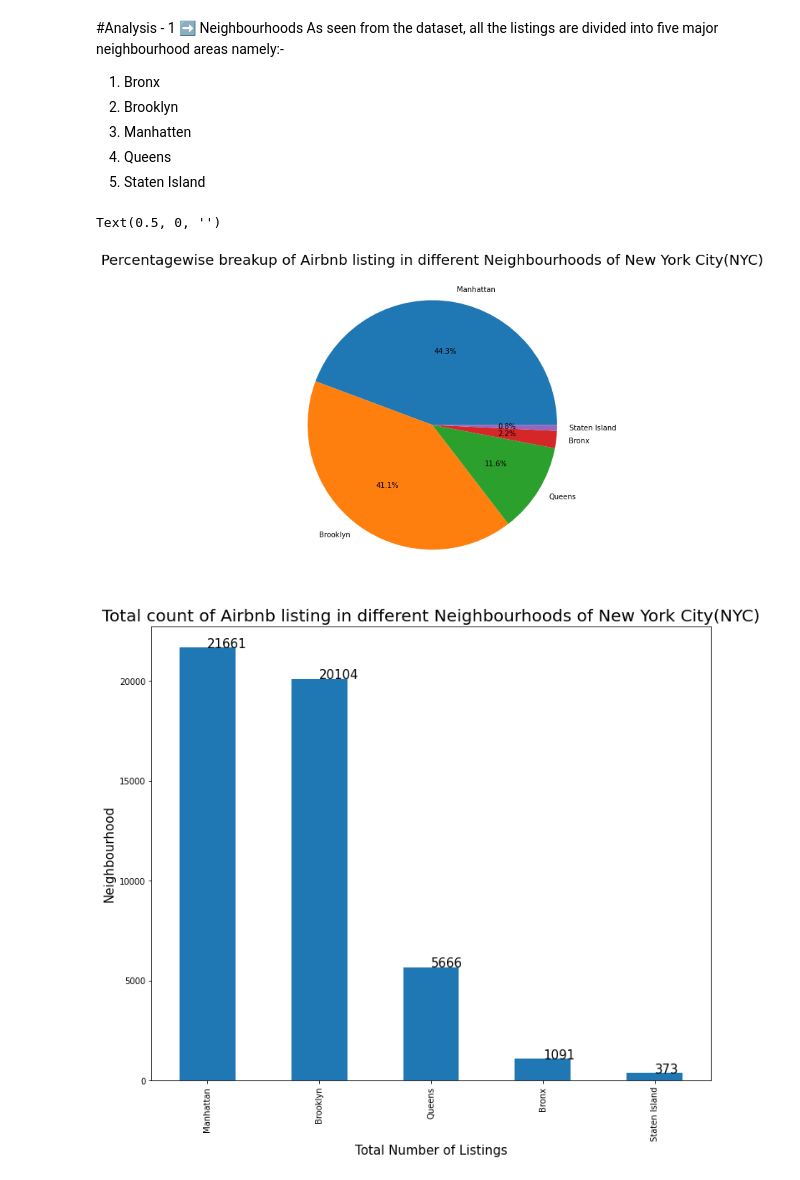
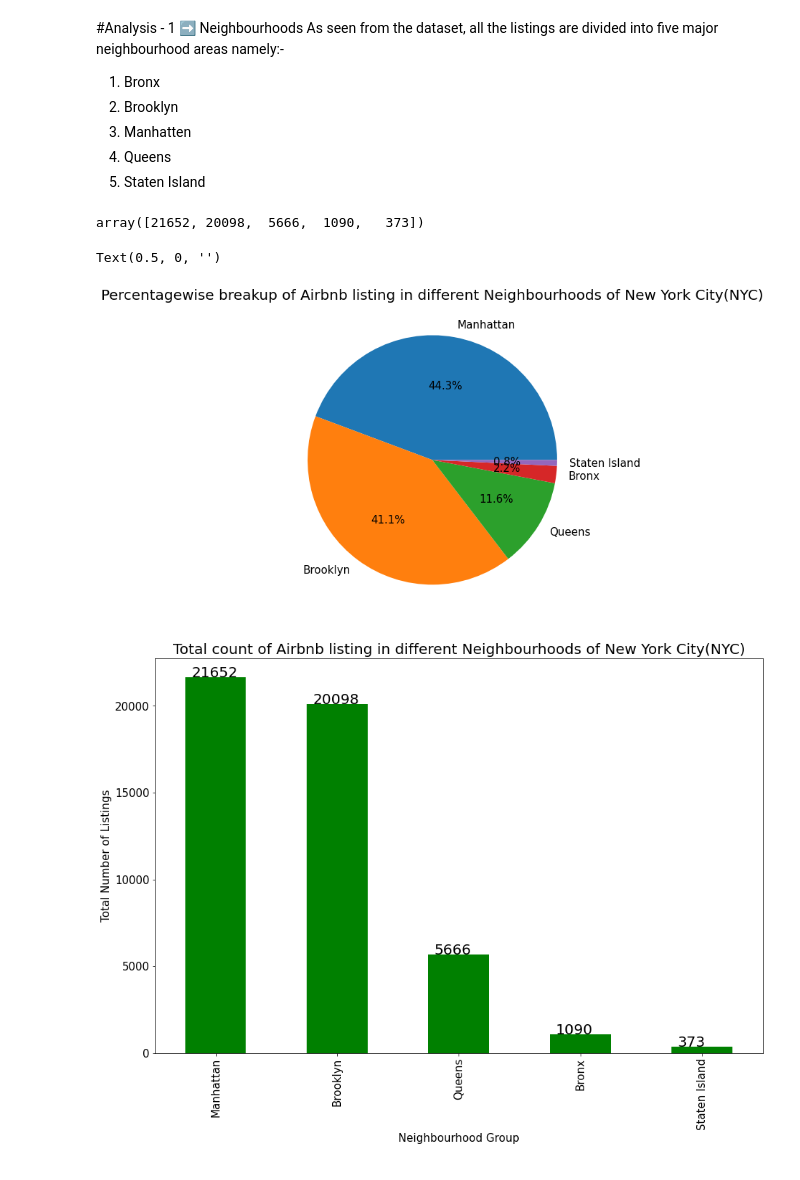
Before and after one commit to shubhamjangid510/EDA-Capstone-Airbnb-Analysis, a Jupyter notebook: Airbnb_Bookings_Analysis_Capstone_Project.ipynb, the cells around one changed output. Cells and saved outputs as stored; diff of their text form; code cells hidden in the pictures.

```diff
--- a/Airbnb_Bookings_Analysis_Capstone_Project.ipynb
+++ b/Airbnb_Bookings_Analysis_Capstone_Project.ipynb
@@ -32,7 +32,7 @@ Let's read our CSV file first.
 # %%
 #Reading csv file and casting it into a DataFrame.
 file_path="/content/drive/MyDrive/EDA Capstone Project/Airbnb NYC 2019.csv"
-df=pd.read_csv(file_path)
+df=pd.read_csv(file_path,parse_dates= ["last_review"])
 # %%
 df.shape
 # %% [output]
@@ -148,26 +148,34 @@ As seen from the dataset, all the listings are divided into five major neighbour
 plt.rcParams['figure.figsize']=(8,8)
 # %%
 #Extracting the count of listings in different neighbourhoods.
-neighbourhoods=df["neighbourhood_group"].value_counts()
+#neighbourhoods=df(df["neighbourhood_group"]!='-')
+neighbourhoods_df = df.loc[df['name'] != '-']
+neighbourhoods=neighbourhoods_df['neighbourhood_group'].value_counts()
 #neighbourhoods_counts=[neighbourhoods[0],neighbourhoods[1],neighbourhoods[2],neighbourhoods[3],neighbourhoods[4]]
 neighbourhoods_counts=neighbourhoods.values
+# neighbourhoods_df.iloc[2850:2870]
+neighbourhoods_counts
+# %% [output]
+array([21652, 20098,  5666,  1090,   373])
 # %%
 #Plotting a pie chart to show percentagewise distribution of listings.
-neighbourhoods.plot(kind='pie',autopct='%1.1f%%')
+neighbourhoods.plot(kind='pie',autopct='%1.1f%%',fontsize=15)
 plt.title("Percentagewise breakup of Airbnb listing in different Neighbourhoods of New York City(NYC)",fontsize=20)
 plt.ylabel("")
 plt.xlabel("")
 # %% [output]
 Text(0.5, 0, '')
-[figure, old version]
+[figure, new version]
 # %%
-plt.rcParams['figure.figsize']=(12,10)
-neighbourhoods.plot(kind='bar')
+plt.rcParams['figure.figsize']=(15,10)
+neighbourhoods.plot(kind='bar',color='green')
 plt.title("Total count of Airbnb listing in different Neighbourhoods of New York City(NYC)",fontsize=20)
-plt.ylabel("Neighbourhood",fontsize=15)
-plt.xlabel("Total Number of Listings",fontsize=15)
+plt.xlabel("Neighbourhood Group",fontsize=15)
+plt.xticks(fontsize = 15)
+plt.ylabel("Total Number of Listings",fontsize=15)
+plt.yticks(fontsize = 15)
 for index,data in enumerate(neighbourhoods_counts):
-    plt.text(x=index , y =data+1 , s=f"{data}" , fontdict=dict(fontsize=15))
+    plt.text(x=index-0.2 , y =data+1 , s=f"{data}" , fontdict=dict(fontsize=20))
 # %% [output]
-[figure, old version]
+[figure, new version]
 # %% [markdown]
```
Also changed, not shown: parts of 22 cells of this notebook.
